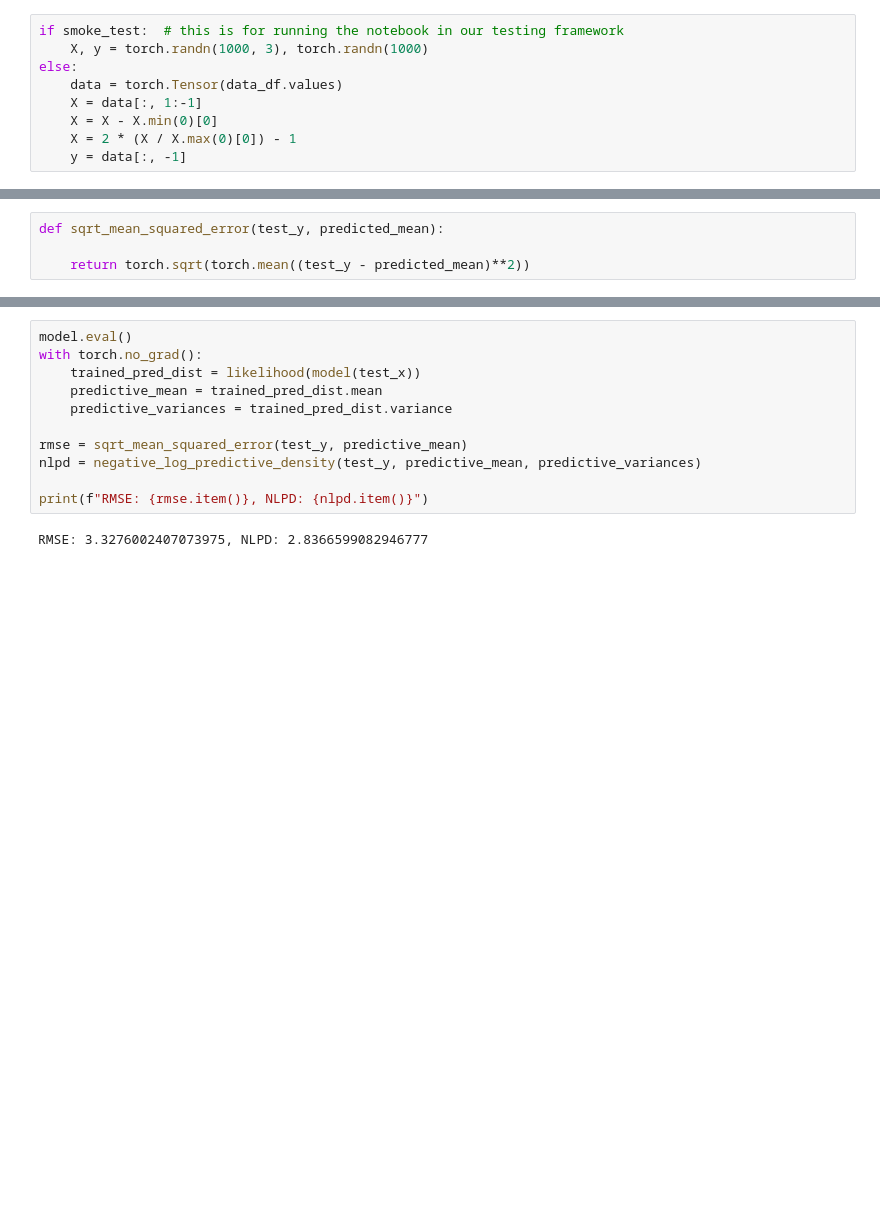
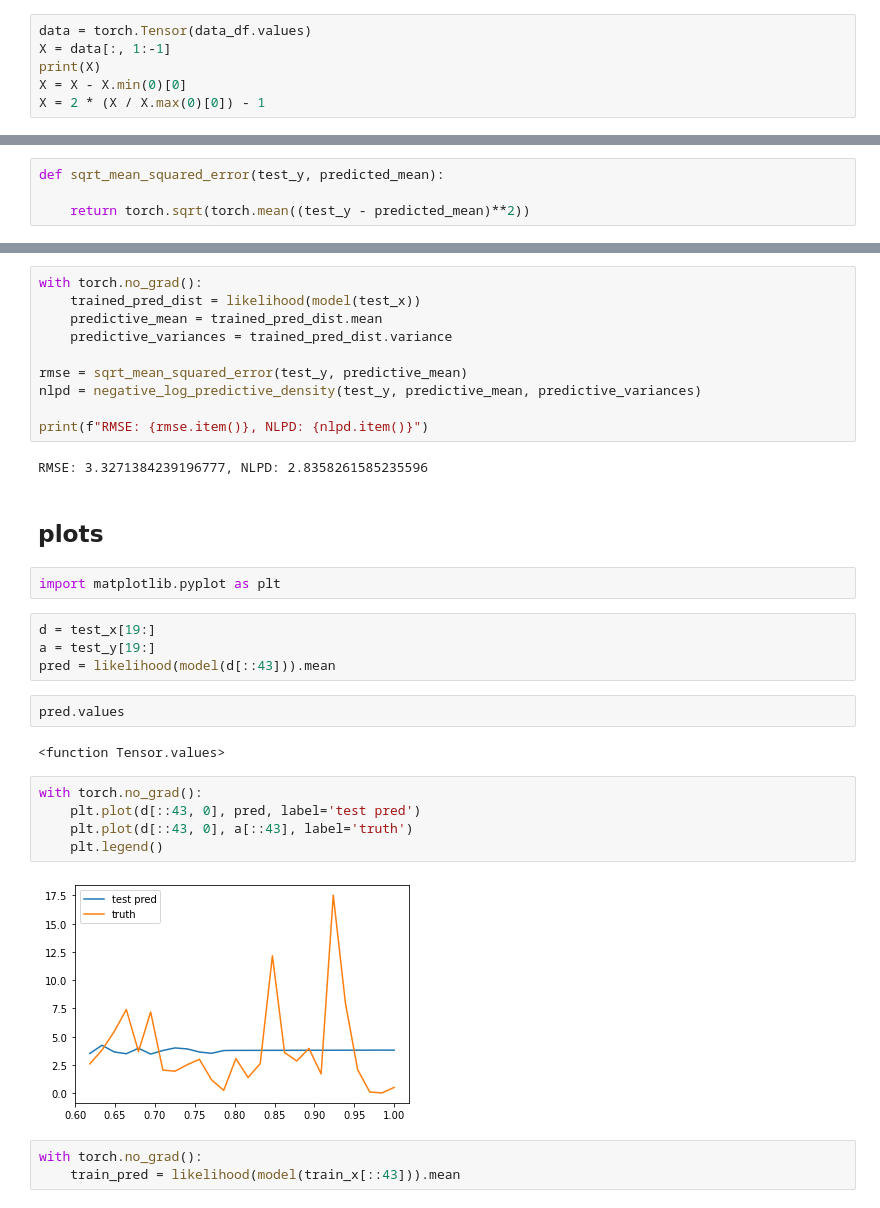
Before and after one commit to Stansfash/nonstationary-precip, a Jupyter notebook: ShallowGP_benchmarks.ipynb, the cells around one changed output, grey strips where cells are left out. Cells and saved outputs as stored; diff of their text form; blank space fills up the shorter version.

```diff
--- a/ShallowGP_benchmarks.ipynb
+++ b/ShallowGP_benchmarks.ipynb
@@ -53,11 +35,8 @@ smoke_test = ('CI' in os.environ)
 # %%
 data_df = pd.read_csv('khyber_2000_2010_tp.csv')
 # %%
-if smoke_test:  # this is for running the notebook in our testing framework
-    X, y = torch.randn(1000, 3), torch.randn(1000)
-else:
-    data = torch.Tensor(data_df.values)
-    X = data[:, 1:-1]
-    X = X - X.min(0)[0]
-    X = 2 * (X / X.max(0)[0]) - 1
-    y = data[:, -1]
+data = torch.Tensor(data_df.values)
+X = data[:, 1:-1]
+print(X)
+X = X - X.min(0)[0]
+X = 2 * (X / X.max(0)[0]) - 1
@@ -170,5 +206,4 @@ def sqrt_mean_squared_error(test_y, predicted_mean):
 # %%
-model.eval()
 with torch.no_grad():
     trained_pred_dist = likelihood(model(test_x))
     predictive_mean = trained_pred_dist.mean
@@ -179,4 +214,26 @@ nlpd = negative_log_predictive_density(test_y, predictive_mean, predictive_varia
 
 print(f"RMSE: {rmse.item()}, NLPD: {nlpd.item()}")
 # %% [output]
-RMSE: 3.3276002407073975, NLPD: 2.8366599082946777
+RMSE: 3.3271384239196777, NLPD: 2.8358261585235596
+# %% [markdown]
+## plots
+# %%
+import matplotlib.pyplot as plt
+# %%
+d = test_x[19:]
+a = test_y[19:]
+pred = likelihood(model(d[::43])).mean
+# %%
+pred.values
+# %% [output]
+<function Tensor.values>
+# %%
+with torch.no_grad():
+    plt.plot(d[::43, 0], pred, label='test pred')
+    plt.plot(d[::43, 0], a[::43], label='truth')
+    plt.legend()
+# %% [output]
+[figure, added]
+# %%
+with torch.no_grad():
+    train_pred = likelihood(model(train_x[::43])).mean
```
Also changed, not shown: parts of 13 cells of this notebook, 12 other files.
